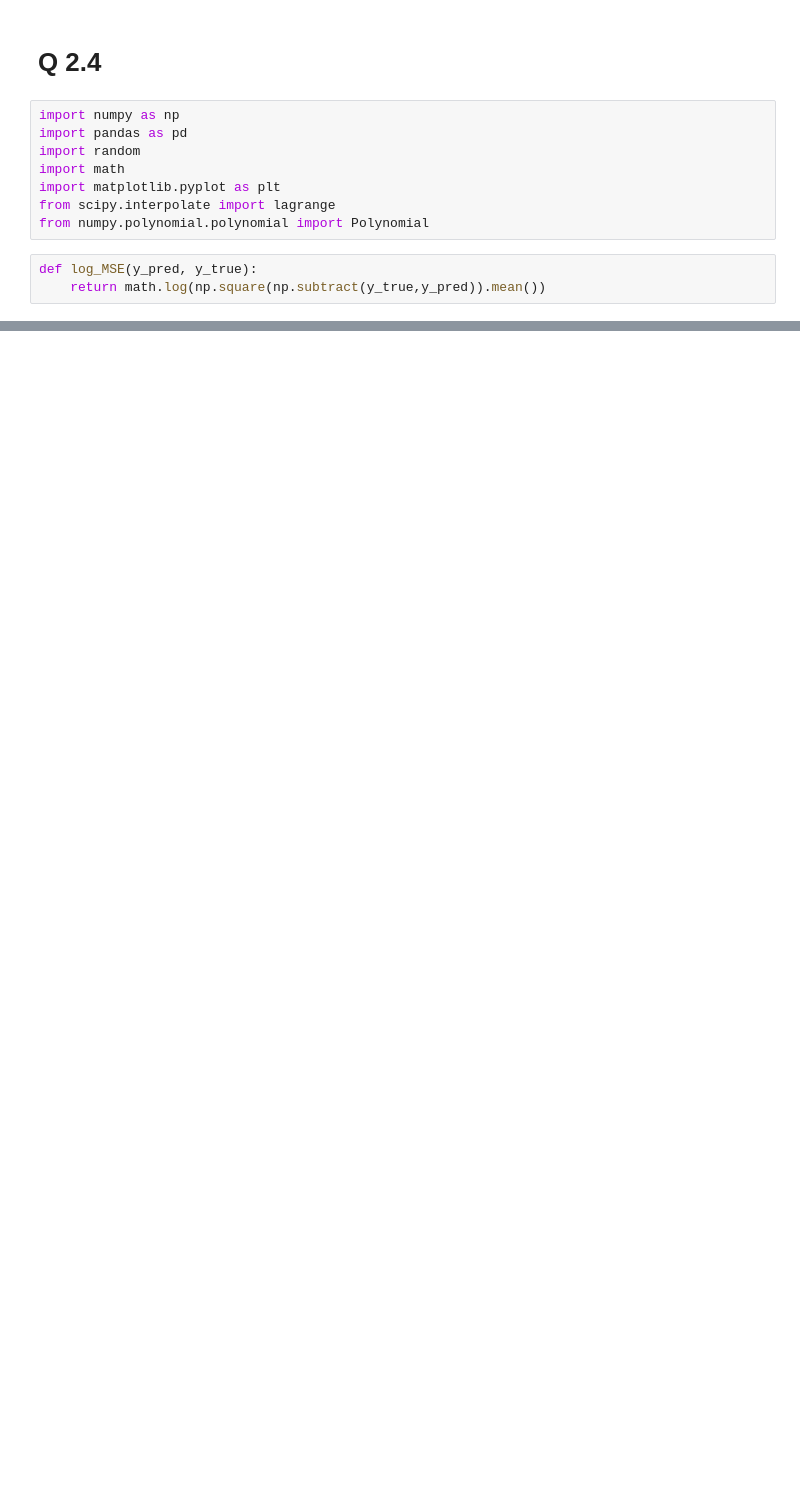
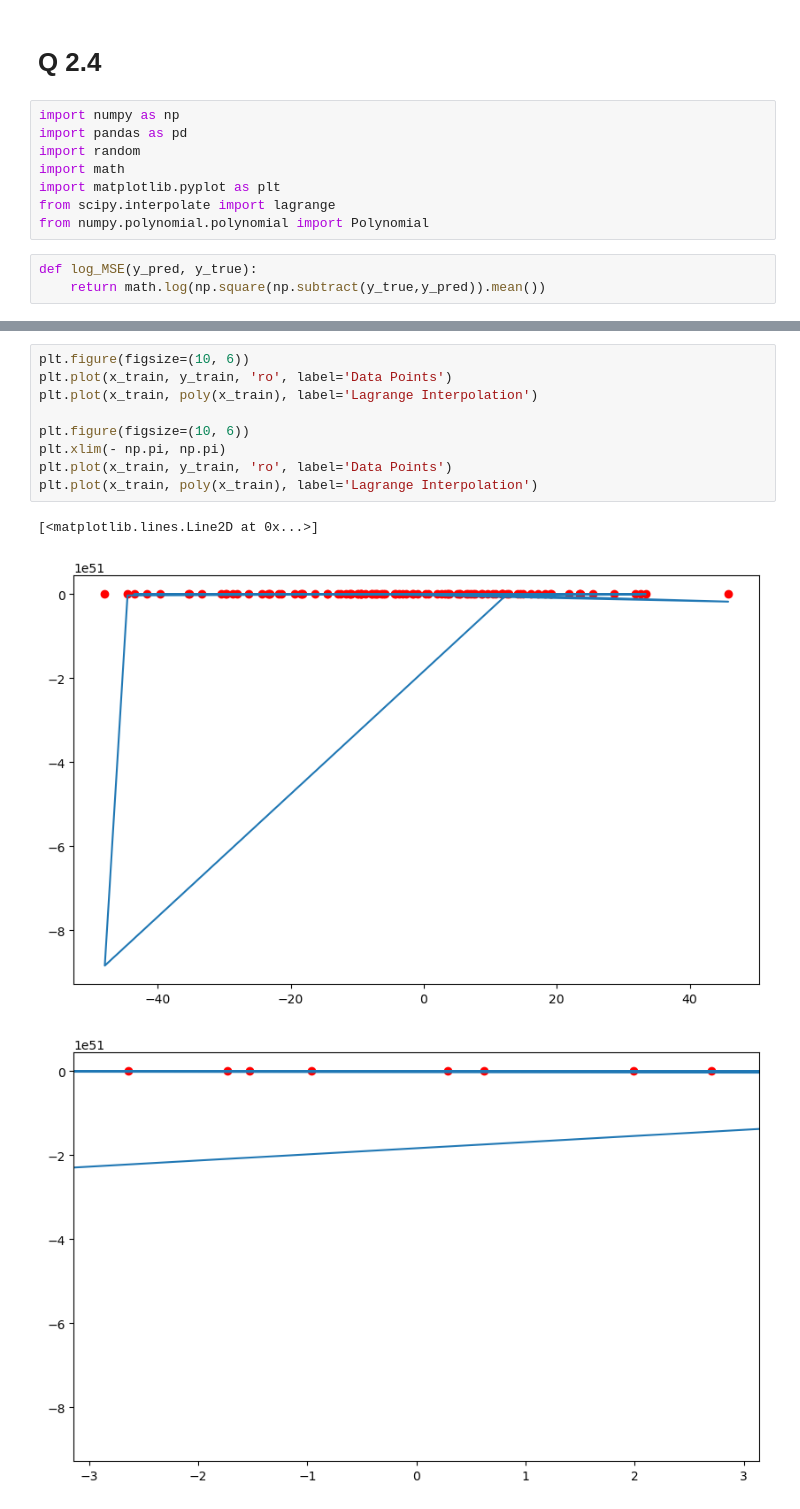
Before and after one commit to Zhihaozzh/COMP760, a Jupyter notebook: HW2/hw2.4.ipynb, the cells around one changed output, grey strips where cells are left out. Drawn from its saved outputs; the diff is of its cells as text; blank space fills up the shorter version.

```diff
--- a/HW2/hw2.4.ipynb
+++ b/HW2/hw2.4.ipynb
@@ -78,0 +79,13 @@ err.plot(title="log_err v.s. standard_deviation")
+# %%
+plt.figure(figsize=(10, 6))
+plt.plot(x_train, y_train, 'ro', label='Data Points')
+plt.plot(x_train, poly(x_train), label='Lagrange Interpolation')
+
+plt.figure(figsize=(10, 6))
+plt.xlim(- np.pi, np.pi)
+plt.plot(x_train, y_train, 'ro', label='Data Points')
+plt.plot(x_train, poly(x_train), label='Lagrange Interpolation')
+# %% [output]
+[<matplotlib.lines.Line2D at 0x...>]
+[figure, added]
+[figure, added]
```
Also changed, not shown: parts of 4 cells of this notebook.
